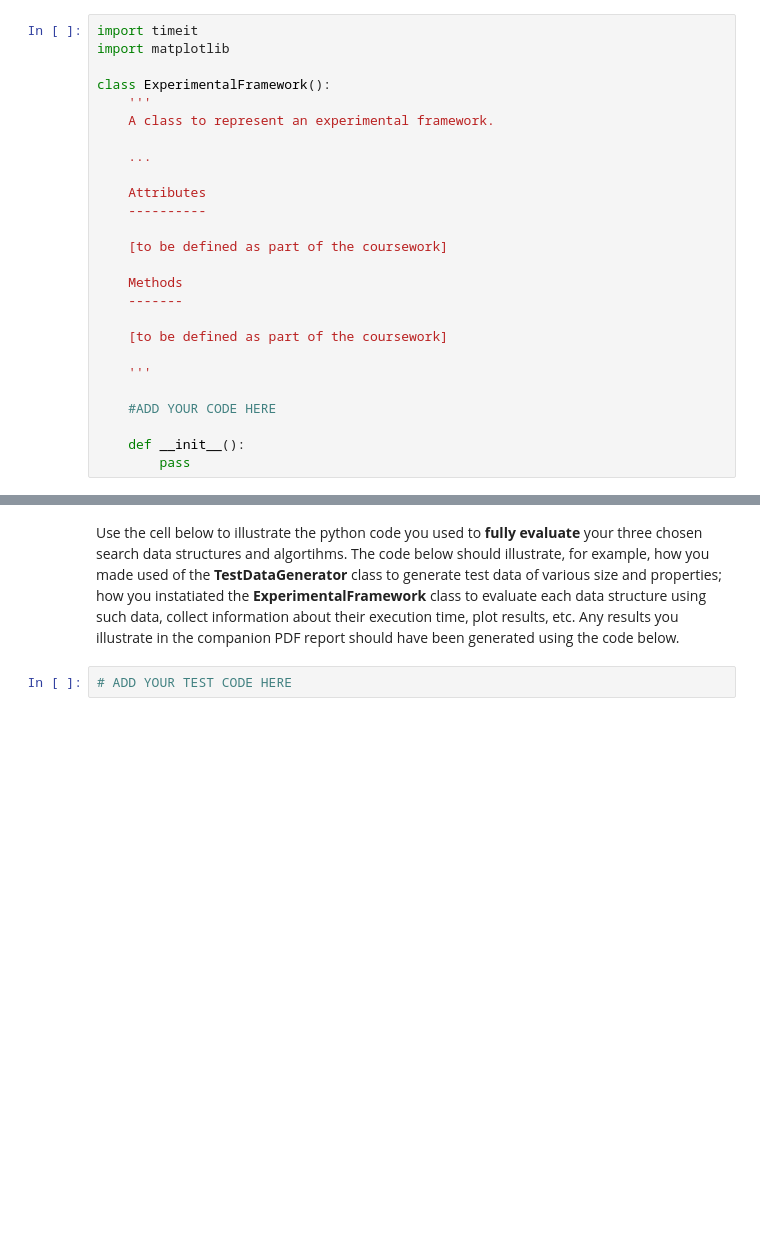
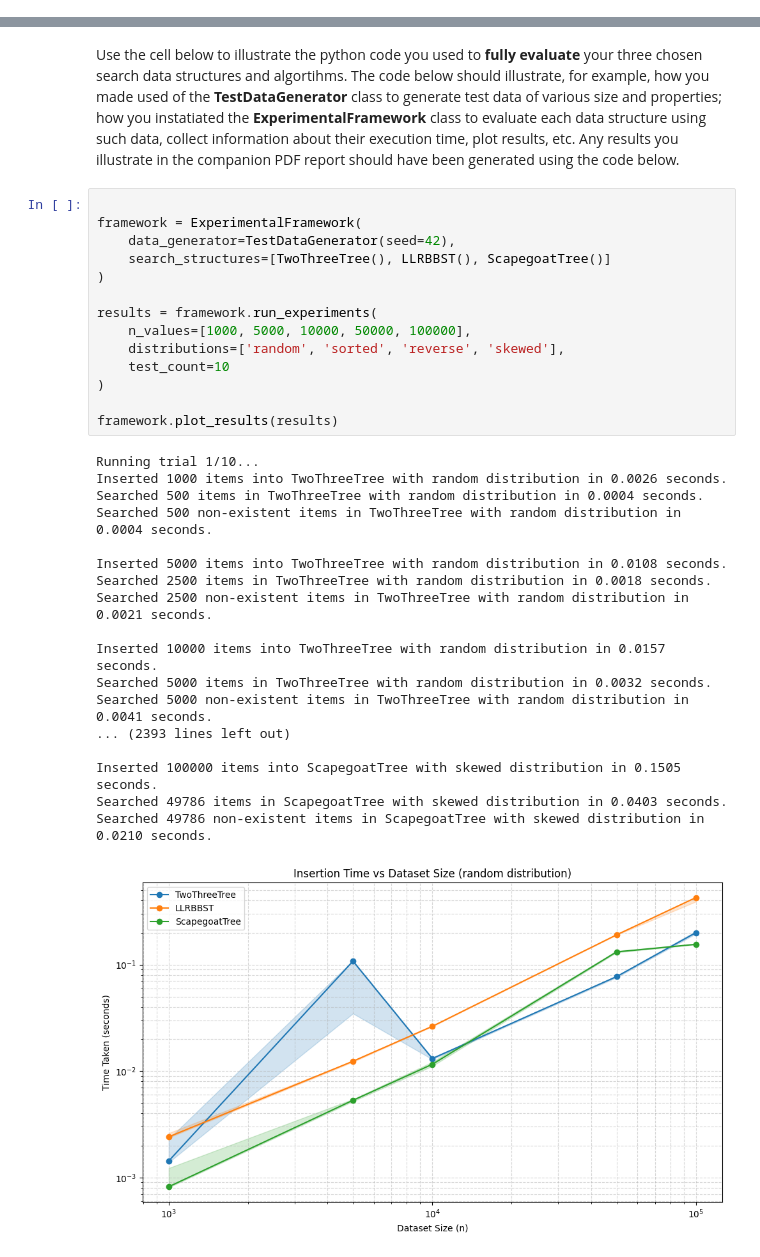
Before and after one commit to LeoSenthan/Algorithms-Coursework, a Jupyter notebook: group_53_COMP0005_code-3-2.ipynb, the cells around one changed output, grey strips where cells are left out. Cells and saved outputs as stored; diff of their text form; blank space fills up the shorter version.

Commit message:
Add testing framework and fix scapegoat tree impl

```diff
--- a/group_53_COMP0005_code-3-2.ipynb
+++ b/group_53_COMP0005_code-3-2.ipynb
@@ -506,29 +491,3 @@ class TestDataGenerator():
         return unique
 # %% [markdown]
 Use the cell below to implement the requested **experimental framework** (be mindful of code readability and reusability).
-# %%
-import timeit
-import matplotlib
-
-class ExperimentalFramework():
-    '''
-    A class to represent an experimental framework.
-
-    ...
-
-    Attributes
-    ----------
-
-    [to be defined as part of the coursework]
-
-    Methods
-    -------
-
-    [to be defined as part of the coursework]
-
-    '''
-
-    #ADD YOUR CODE HERE
-
-    def __init__():
-        pass
@@ -535,4 +648,35 @@ class ExperimentalFramework():
 # %% [markdown]
 Use the cell below to illustrate the python code you used to **fully evaluate** your three chosen search data structures and algortihms. The code below should illustrate, for example, how you made used of the **TestDataGenerator** class to generate test data of various size and properties; how you instatiated the **ExperimentalFramework** class to  evaluate each data structure using such data, collect information about their execution time, plot results, etc. Any results you illustrate in the companion PDF report should have been generated using the code below.
-# %%
-# ADD YOUR TEST CODE HERE
+# %%
+
+framework = ExperimentalFramework(
+    data_generator=TestDataGenerator(seed=42),
+    search_structures=[TwoThreeTree(), LLRBBST(), ScapegoatTree()]
+)
+
+results = framework.run_experiments(
+    n_values=[1000, 5000, 10000, 50000, 100000],
+    distributions=['random', 'sorted', 'reverse', 'skewed'],
+    test_count=10
+)
+
+framework.plot_results(results)
+# %% [output]
+Running trial 1/10...
+Inserted 1000 items into TwoThreeTree with random distribution in 0.0026 seconds.
+Searched 500 items in TwoThreeTree with random distribution in 0.0004 seconds.
+Searched 500 non-existent items in TwoThreeTree with random distribution in 0.0004 seconds.
+
+Inserted 5000 items into TwoThreeTree with random distribution in 0.0108 seconds.
+Searched 2500 items in TwoThreeTree with random distribution in 0.0018 seconds.
+Searched 2500 non-existent items in TwoThreeTree with random distribution in 0.0021 seconds.
+
+Inserted 10000 items into TwoThreeTree with random distribution in 0.0157 seconds.
+Searched 5000 items in TwoThreeTree with random distribution in 0.0032 seconds.
+Searched 5000 non-existent items in TwoThreeTree with random distribution in 0.0041 seconds.
+... (2393 lines left out)
+
+Inserted 100000 items into ScapegoatTree with skewed distribution in 0.1505 seconds.
+Searched 49786 items in ScapegoatTree with skewed distribution in 0.0403 seconds.
+Searched 49786 non-existent items in ScapegoatTree with skewed distribution in 0.0210 seconds.
+[figure, added]
```
Also changed, not shown: parts of 7 cells of this notebook, 1 other file.
